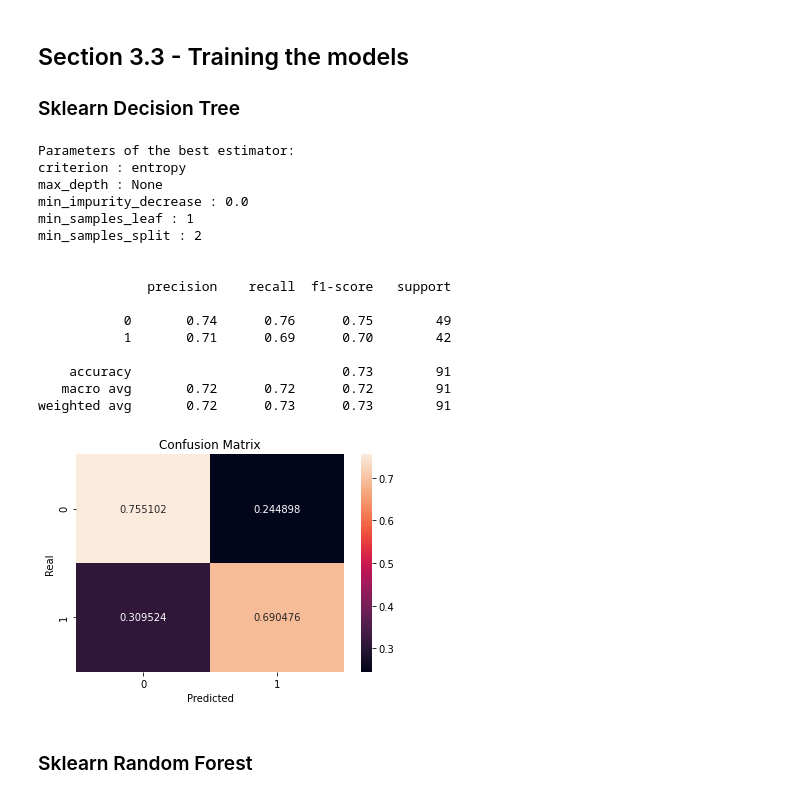
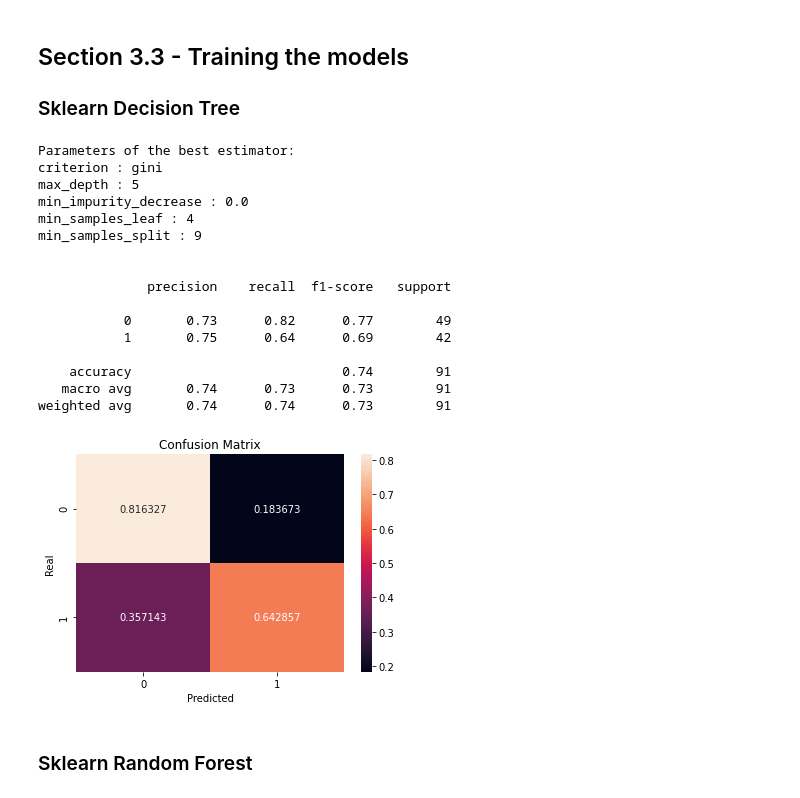
Before and after one commit to iberius96/Classification-task-for-heart-condition, a Jupyter notebook: main.ipynb, the cells around one changed output. Saved outputs shown, nothing was run; the diff lists cells and outputs as text; code cells hidden in the pictures.

```diff
--- a/main.ipynb
+++ b/main.ipynb
@@ -1360,7 +1355,10 @@ def score_model(*,
     y_predict = model.predict_proba(X)
     class_report = classification_report(y, np.around(y_predict[:, 1]), output_dict=True)
 
-    row = [library_name, algorithm_name, 'Pruned' if pruned else 'Not Pruned', class_report.get('accuracy'), fit_time]
+    row = [library_name,
+           algorithm_name,
+           'Pruned' if pruned else 'Not Pruned',
+           class_report.get('accuracy'), fit_time]
 
     for i in ['0', '1', 'macro avg', 'weighted avg']:
         row += [class_report.get(i).get('precision'),
@@ -1448,48 +1446,61 @@ def get_best_estimator(*,
 
 ### Sklearn Decision Tree
 # %%
+'''start_time = time.time()
+sklearn_tree = DecisionTreeClassifier(random_state=42)
+sklearn_tree.fit(X_train_SMOTE, y_train_SMOTE.to_numpy().flatten())
+end_time = time.time() - start_time
+
+score_model(model = sklearn_tree,
+            X = X_test,
+            y = y_test,
+            library_name = 'Sklearn',
+            algorithm_name = 'CART (Not tuned)',
+            fit_time = end_time)'''
+
+# Tuned Decision Tree
 sklearn_tree_grid = {
     'criterion': ['gini', 'entropy'],
-    'max_depth': [None, 80, 90, 100],
+    'max_depth': range(1,25),
     'min_impurity_decrease': [0.0, 0.1, 0.2],
-    'min_samples_leaf': [1, 4, 5],
-    'min_samples_split': [2, 10, 12]
+    'min_samples_leaf': range(1,10),
+    'min_samples_split': range(2,10)
 }
 
 sklearn_tree_params = get_best_estimator(_param_grid = sklearn_tree_grid,
                                          _estimator = DecisionTreeClassifier(random_state=42),
                                          X = X_train_SMOTE,
                                          y = y_train_SMOTE.to_numpy().flatten())
 
 start_time = time.time()
 sklearn_tree = DecisionTreeClassifier(**sklearn_tree_params, random_state=42)
 sklearn_tree.fit(X_train_SMOTE, y_train_SMOTE.to_numpy().flatten())
 end_time = time.time() - start_time
 
 score_model(model = sklearn_tree,
             X = X_test,
             y = y_test,
             library_name = 'Sklearn',
             algorithm_name = 'CART',
             fit_time = end_time)
 # %% [output]
 Parameters of the best estimator:
-criterion : entropy
-max_depth : None
+criterion : gini
+max_depth : 5
 min_impurity_decrease : 0.0
-min_samples_leaf : 1
-min_samples_split : 2
+min_samples_leaf : 4
+min_samples_split : 9
 
 
               precision    recall  f1-score   support
 
-           0       0.74      0.76      0.75        49
-           1       0.71      0.69      0.70        42
+           0       0.73      0.82      0.77        49
+           1       0.75      0.64      0.69        42
 
-    accuracy                           0.73        91
-   macro avg       0.72      0.72      0.72        91
-weighted avg       0.72      0.73      0.73        91
+    accuracy                           0.74        91
+   macro avg       0.74      0.73      0.73        91
+weighted avg       0.74      0.74      0.73        91
-[figure, old version]
+[figure, new version]
 # %% [markdown]
 ### Sklearn Random Forest
 # %%
```
Also changed, not shown: parts of 13 cells of this notebook, 2 other files.
